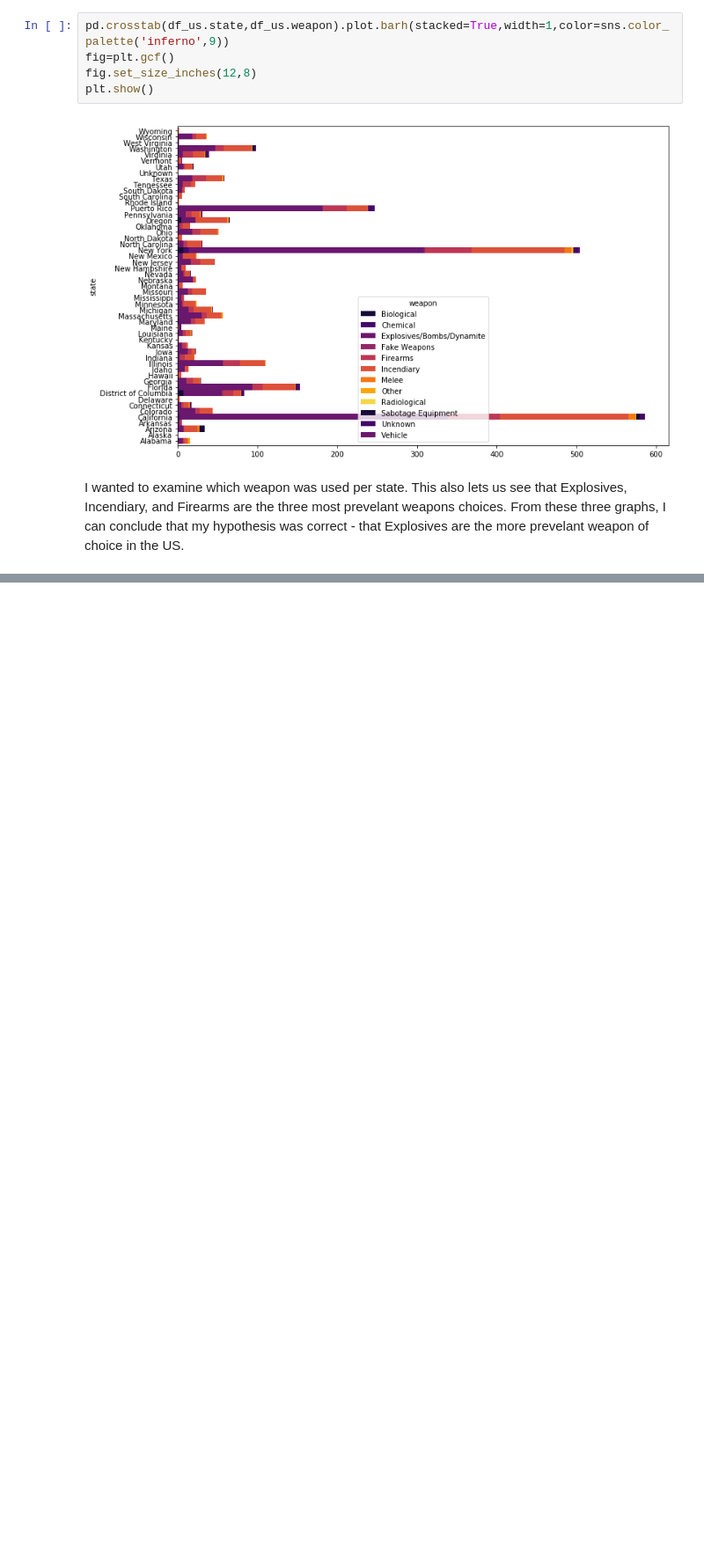
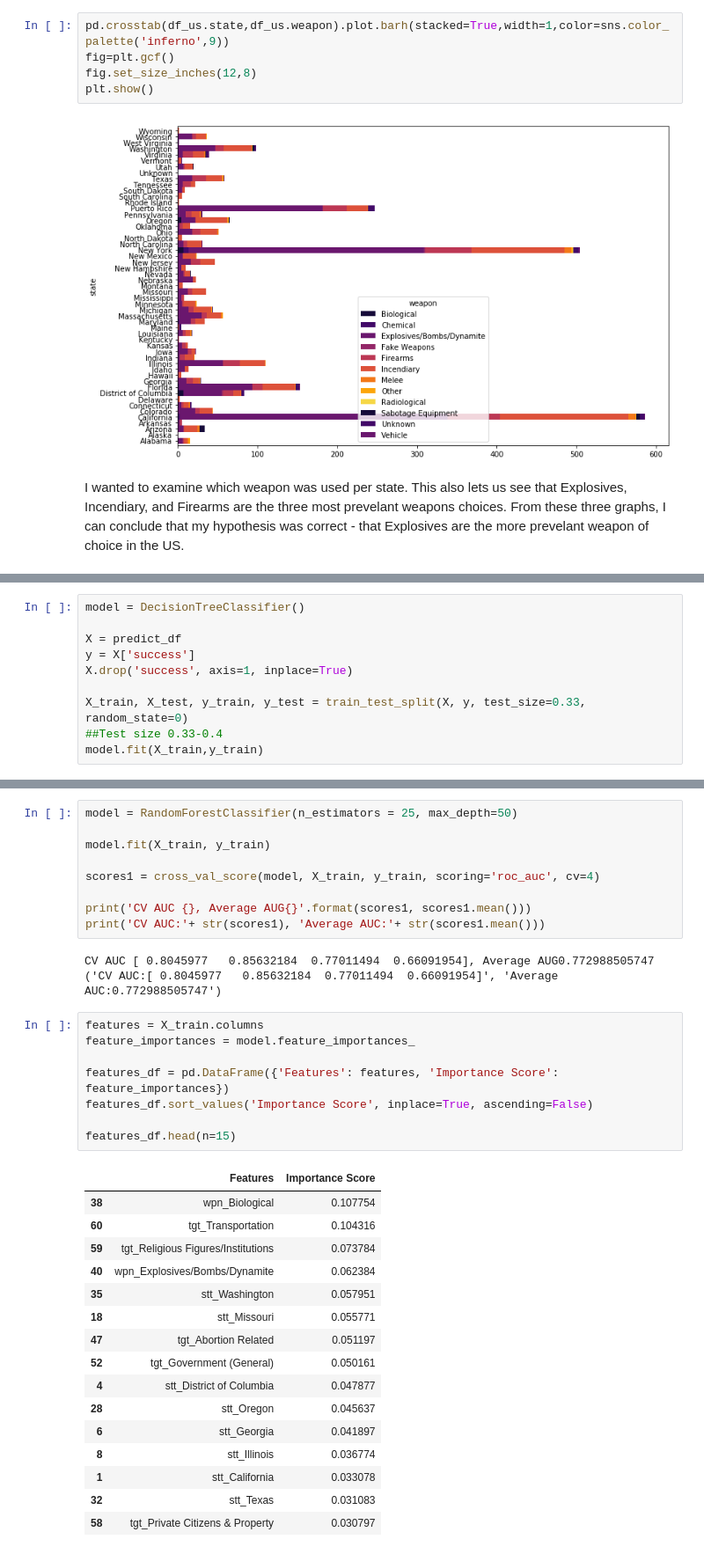
Before and after one commit to lizzieh14/US_Terrorism, a Jupyter notebook: Final_Project_US_Terrorism.ipynb, the cells around one changed output, grey strips where cells are left out. Shown at 88% size. Cells and saved outputs as stored; diff of their text form; blank space fills up the shorter version.

```diff
--- a/Final_Project_US_Terrorism.ipynb
+++ b/Final_Project_US_Terrorism.ipynb
@@ -267,0 +326,10 @@ I wanted to examine which weapon was used per state. This also lets us see that
+# %%
+model = DecisionTreeClassifier()
+
+X = predict_df
+y = X['success']
+X.drop('success', axis=1, inplace=True)
+
+X_train, X_test, y_train, y_test = train_test_split(X, y, test_size=0.33, random_state=0)
+##Test size 0.33-0.4
+model.fit(X_train,y_train)
@@ -267,0 +353,37 @@ I wanted to examine which weapon was used per state. This also lets us see that
+# %%
+model = RandomForestClassifier(n_estimators = 25, max_depth=50)
+
+model.fit(X_train, y_train)
+
+scores1 = cross_val_score(model, X_train, y_train, scoring='roc_auc', cv=4)
+
+print('CV AUC {}, Average AUG{}'.format(scores1, scores1.mean()))
+print('CV AUC:'+ str(scores1), 'Average AUC:'+ str(scores1.mean()))
+# %% [output]
+CV AUC [ 0.8045977   0.85632184  0.77011494  0.66091954], Average AUG0.772988505747
+('CV AUC:[ 0.8045977   0.85632184  0.77011494  0.66091954]', 'Average AUC:0.772988505747')
+# %%
+features = X_train.columns
+feature_importances = model.feature_importances_
+
+features_df = pd.DataFrame({'Features': features, 'Importance Score': feature_importances})
+features_df.sort_values('Importance Score', inplace=True, ascending=False)
+
+features_df.head(n=15)
+# %% [output]
+|  | Features | Importance Score |
+| 38 | wpn_Biological | 0.107754 |
+| 60 | tgt_Transportation | 0.104316 |
+| 59 | tgt_Religious Figures/Institutions | 0.073784 |
+| 40 | wpn_Explosives/Bombs/Dynamite | 0.062384 |
+| 35 | stt_Washington | 0.057951 |
+| 18 | stt_Missouri | 0.055771 |
+| 47 | tgt_Abortion Related | 0.051197 |
+| 52 | tgt_Government (General) | 0.050161 |
+| 4 | stt_District of Columbia | 0.047877 |
+| 28 | stt_Oregon | 0.045637 |
+| 6 | stt_Georgia | 0.041897 |
+| 8 | stt_Illinois | 0.036774 |
+| 1 | stt_California | 0.033078 |
+| 32 | stt_Texas | 0.031083 |
+| 58 | tgt_Private Citizens & Property | 0.030797 |
```
Also changed, not shown: parts of 15 cells of this notebook.
